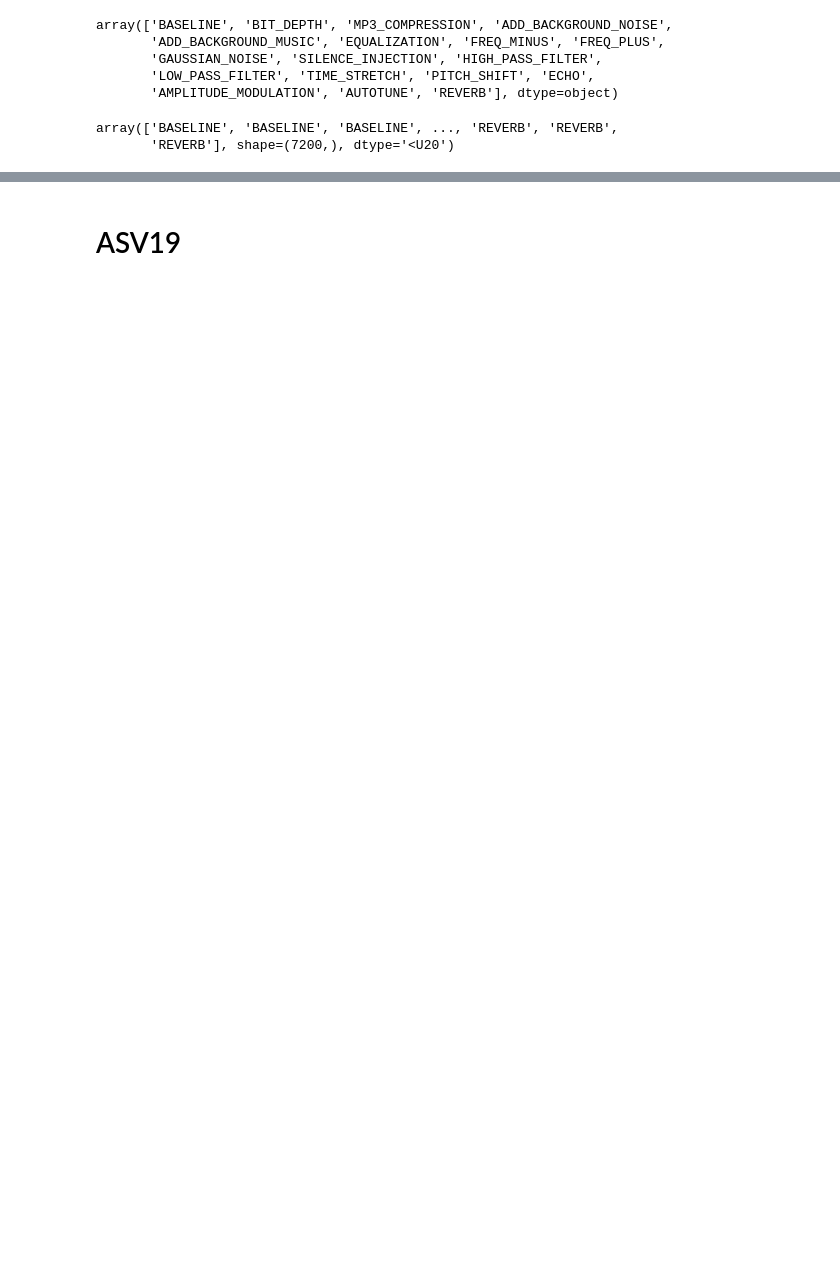
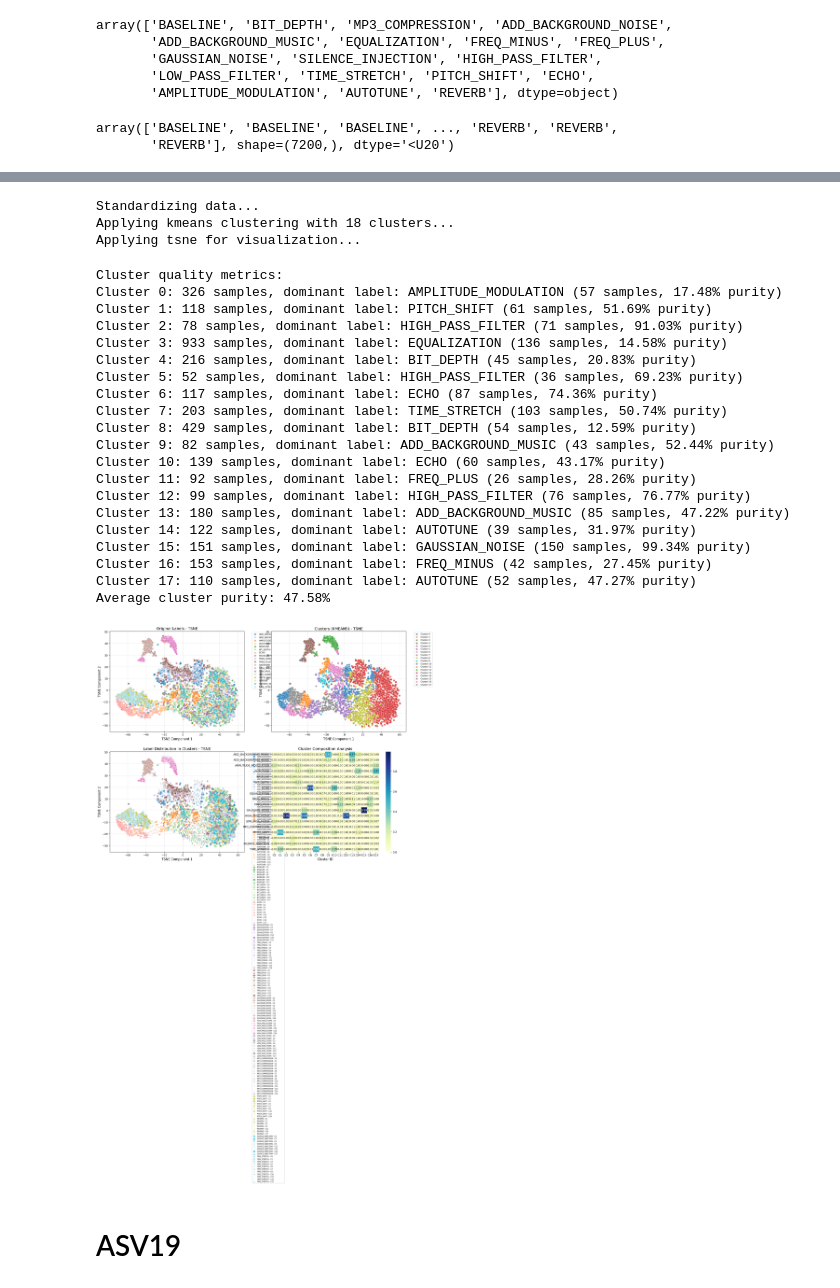
Before and after one commit to hungdinhxuan/Lightning-hydra, a Jupyter notebook: notebooks/tsne_conformertcm_baseline_clean.ipynb, the cells around one changed output, grey strips where cells are left out. Cells and saved outputs as stored; diff of their text form; code cells hidden in the pictures; blank space fills up the shorter version.

```diff
--- a/notebooks/tsne_conformertcm_baseline_clean.ipynb
+++ b/notebooks/tsne_conformertcm_baseline_clean.ipynb
@@ -254,3 +561,38 @@ plt.savefig('embeddings_tsne_xlsr_conformertcm_clean_mlaad.png', dpi=300, bbox_i
+# %%
+# For a simpler approach, just use KMeans with t-SNE
+fig, df = cluster_and_visualize(
+    embeddings,
+    labels,
+    method='kmeans',
+    dim_reduction='tsne'
+)
+plt.savefig('kmeans_tsne_clustering.png', dpi=300, bbox_inches='tight')
+plt.show()
+# %% [output]
+Standardizing data...
+Applying kmeans clustering with 18 clusters...
+Applying tsne for visualization...
+Cluster quality metrics:
+Cluster 0: 326 samples, dominant label: AMPLITUDE_MODULATION (57 samples, 17.48% purity)
+Cluster 1: 118 samples, dominant label: PITCH_SHIFT (61 samples, 51.69% purity)
+Cluster 2: 78 samples, dominant label: HIGH_PASS_FILTER (71 samples, 91.03% purity)
+Cluster 3: 933 samples, dominant label: EQUALIZATION (136 samples, 14.58% purity)
+Cluster 4: 216 samples, dominant label: BIT_DEPTH (45 samples, 20.83% purity)
+Cluster 5: 52 samples, dominant label: HIGH_PASS_FILTER (36 samples, 69.23% purity)
+Cluster 6: 117 samples, dominant label: ECHO (87 samples, 74.36% purity)
+Cluster 7: 203 samples, dominant label: TIME_STRETCH (103 samples, 50.74% purity)
+Cluster 8: 429 samples, dominant label: BIT_DEPTH (54 samples, 12.59% purity)
+Cluster 9: 82 samples, dominant label: ADD_BACKGROUND_MUSIC (43 samples, 52.44% purity)
+Cluster 10: 139 samples, dominant label: ECHO (60 samples, 43.17% purity)
+Cluster 11: 92 samples, dominant label: FREQ_PLUS (26 samples, 28.26% purity)
+Cluster 12: 99 samples, dominant label: HIGH_PASS_FILTER (76 samples, 76.77% purity)
+Cluster 13: 180 samples, dominant label: ADD_BACKGROUND_MUSIC (85 samples, 47.22% purity)
+Cluster 14: 122 samples, dominant label: AUTOTUNE (39 samples, 31.97% purity)
+Cluster 15: 151 samples, dominant label: GAUSSIAN_NOISE (150 samples, 99.34% purity)
+Cluster 16: 153 samples, dominant label: FREQ_MINUS (42 samples, 27.45% purity)
+Cluster 17: 110 samples, dominant label: AUTOTUNE (52 samples, 47.27% purity)
+Average cluster purity: 47.58%
+[figure, added]
 # %% [markdown]
 # ASV19
 # %%
```
Also changed, not shown: parts of 10 cells of this notebook, 19 other files.
